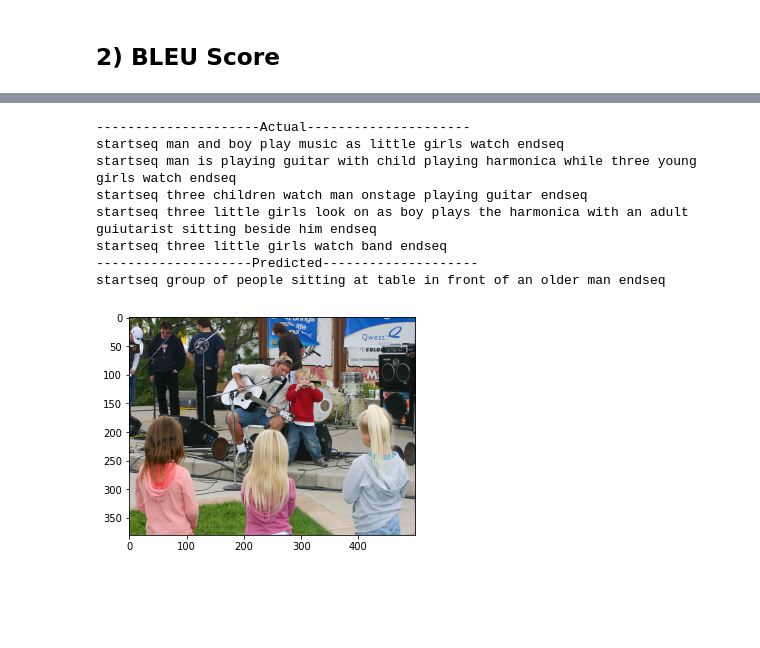
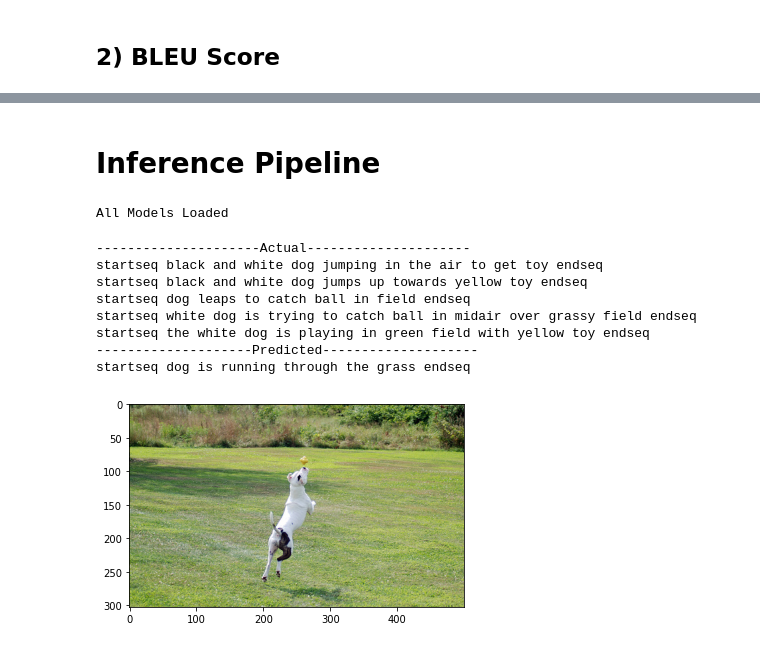
Before and after one commit to shahparth0007/AdvanceDataScience, a Jupyter notebook: Final_Image_Captioning.ipynb, the cells around one changed output, grey strips where cells are left out. Saved outputs shown, nothing was run; the diff lists cells and outputs as text; code cells hidden in the pictures; blank space fills up the shorter version.

```diff
--- a/Final_Image_Captioning.ipynb
+++ b/Final_Image_Captioning.ipynb
@@ -381,7 +376,7 @@ Note: We have saved all the performance metrics so we are just loading it from o
 Explaination: epoch refers to the passing of whole dataset through the network; that will be counted as one epoch. So in the metric we will see how is the loss of the model in each epoch and get to know if we need to train our model for more epoch's
 # %%
 import plotly.express as px
-Loss_Comprehensive = pd.read_csv('/content/Loss_Comprehensive.csv')
+Loss_Comprehensive = pd.read_csv(WORKING_DIR + 'Loss_Comprehensive.csv')
 fig = px.line(Loss_Comprehensive,x = 'Epoch',y = 'Loss' , color='Algorithm' , title='Loss VS Epoch')
 fig.show()
 # %% [output]
@@ -389,7 +384,7 @@ fig.show()
 # %% [markdown]
 ## **2) BLEU Score**
 # %%
-Bleu_Comprehensive = pd.read_csv('/content/Bleu_Comprehensive.csv')
+Bleu_Comprehensive = pd.read_csv(WORKING_DIR + 'Bleu_Comprehensive.csv')
 for i in range(1,5):
   fig = px.bar(Bleu_Comprehensive, x='Algorithm', y='BLUE_'+str(i), color='BLUE_'+str(i), width = 600,height=400,title="Bleu Score Comparision for "+ 'Bleu_'+str(i))
   fig.show()
@@ -447,7 +447,7 @@ def calculate_bleu(model,test,tokenizer,max_length):
   print("BLEU-3: %f" % corpus_bleu(actual, predicted, weights=(0.33, 0.33, 0.33, 0)))
   print("BLEU-4: %f" % corpus_bleu(actual, predicted, weights=(0.25, 0.25, 0.25, 0.25)))
 
-def generate_caption(image_name):
+def generate_caption(model,image_name):
     image_id = image_name.split('.')[0]
     img_path = os.path.join(BASE_DIR, "Images", image_name)
     image = Image.open(img_path)
@@ -460,15 +460,26 @@ def generate_caption(image_name):
     print('--------------------Predicted--------------------')
     print(y_pred)
     plt.imshow(image)
+# %% [markdown]
+# **Inference Pipeline**
+# %%
+from tensorflow import keras
+GRU_Adagrad = keras.models.load_model(WORKING_DIR + 'VGG19_GRU_Adagrad/GRU_Adagrad.h5')
+GRU_Adam = keras.models.load_model(WORKING_DIR + 'VGG19_GRU_Adam/GRU_Adam.h5')
+LSTM_Adagrad = keras.models.load_model(WORKING_DIR + 'VGG19_LSTM_Adagrad/LSTM_Adagrad.h5')
+LSTM_Adam = keras.models.load_model(WORKING_DIR + 'VGG19_LSTM_Adam/LSTM_Adam.h5')
+print("All Models Loaded")
+# %% [output]
+All Models Loaded
 # %%
-generate_caption("2095478050_736c4d2d28.jpg")
+generate_caption(GRU_Adagrad,"1020651753_06077ec457.jpg")
 # %% [output]
 ---------------------Actual---------------------
-startseq man and boy play music as little girls watch endseq
-startseq man is playing guitar with child playing harmonica while three young girls watch endseq
-startseq three children watch man onstage playing guitar endseq
-startseq three little girls look on as boy plays the harmonica with an adult guiutarist sitting beside him endseq
-startseq three little girls watch band endseq
+startseq black and white dog jumping in the air to get toy endseq
+startseq black and white dog jumps up towards yellow toy endseq
+startseq dog leaps to catch ball in field endseq
+startseq white dog is trying to catch ball in midair over grassy field endseq
+startseq the white dog is playing in green field with yellow toy endseq
 --------------------Predicted--------------------
-startseq group of people sitting at table in front of an older man endseq
+startseq dog is running through the grass endseq
-[figure, old version]
+[figure, new version]
```
Also changed, not shown: parts of 8 cells of this notebook.
